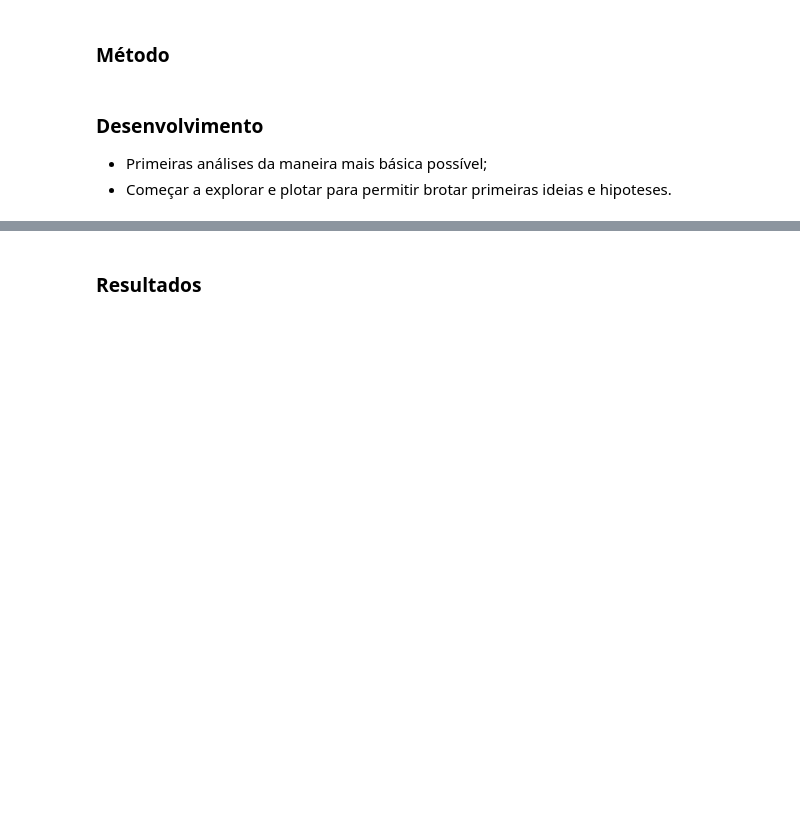
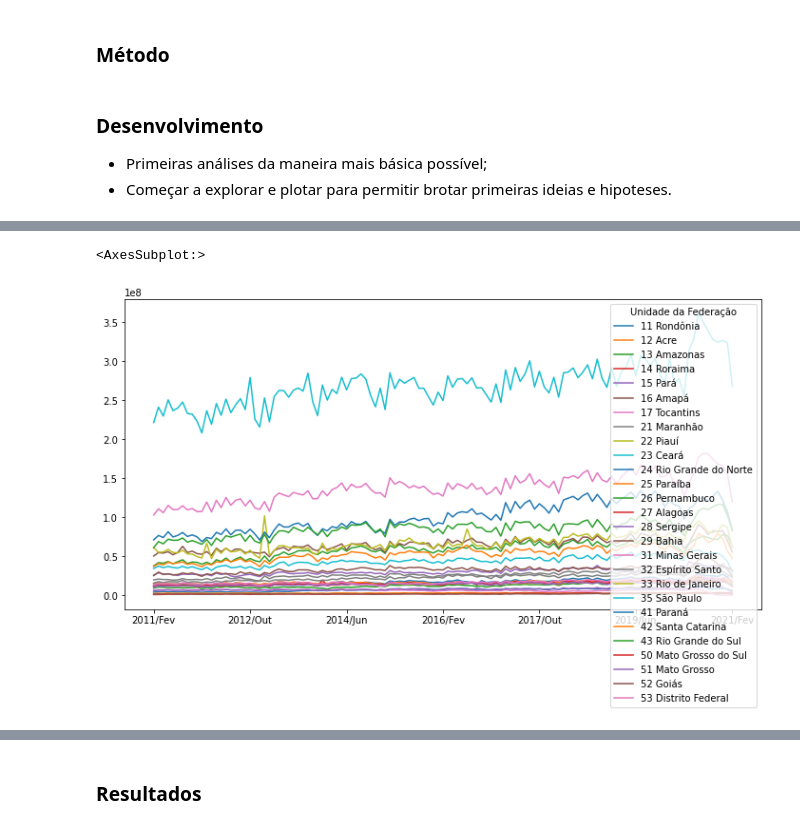
Before and after one commit to daviramalho/Bootcamp-DS2-Alura, a Jupyter notebook: notebooks/projeto_01/projeto_01_analise_dados_datasus.ipynb, the cells around one changed output, grey strips where cells are left out. Saved outputs shown, nothing was run; the diff lists cells and outputs as text; code cells hidden in the pictures; blank space fills up the shorter version.

Commit message:
Atualizaçao Projeto 01, Modulo 01.

```diff
--- a/notebooks/projeto_01/projeto_01_analise_dados_datasus.ipynb
+++ b/notebooks/projeto_01/projeto_01_analise_dados_datasus.ipynb
@@ -70,0 +87,5 @@ Identificar o tipo de ocorrência que levou a mais despesas do SUS no país nos
+# %%
+dados_despesas = pd.read_csv("../../data/projeto_01/A145424189_28_143_208.csv", encoding = "ISO-8859-1",
+                   skiprows = 3, sep = ";", skipfooter = 12,
+                   thousands = ".", decimal = ",")
+dados_despesas
@@ -70,0 +129,4 @@ Identificar o tipo de ocorrência que levou a mais despesas do SUS no país nos
+# %%
+colunas_usaveis_despesas = dados_despesas.mean().index.tolist()
+colunas_usaveis_despesas.insert(0, "Unidade da Federação")
+colunas_usaveis_despesas
@@ -70,0 +155,5 @@ Identificar o tipo de ocorrência que levou a mais despesas do SUS no país nos
+# %%
+usaveis_despesas = dados_despesas[colunas_usaveis_despesas]
+usaveis_despesas = usaveis_despesas.set_index("Unidade da Federação")
+usaveis_despesas = usaveis_despesas.drop("Total", axis = 1)
+usaveis_despesas.head()
@@ -70,0 +173,8 @@ Identificar o tipo de ocorrência que levou a mais despesas do SUS no país nos
+# %%
+#usaveis.columns[42:163]
+colunas_pesquisadas_despesas = usaveis_despesas.columns[42:163]
+colunas_pesquisadas_despesas = colunas_pesquisadas_despesas.insert(0, "Unidade da Federação")
+
+colunas_usaveis_despesas = dados_despesas[colunas_pesquisadas_despesas]
+colunas_usaveis_despesas = colunas_usaveis_despesas.set_index("Unidade da Federação")
+colunas_usaveis_despesas.head()
@@ -70,0 +193,5 @@ Identificar o tipo de ocorrência que levou a mais despesas do SUS no país nos
+# %%
+colunas_usaveis_despesas.T.plot(figsize = (12, 6))
+# %% [output]
+<AxesSubplot:>
+[figure, added]
```
Also changed, not shown: parts of 14 cells of this notebook, 4 other files.
